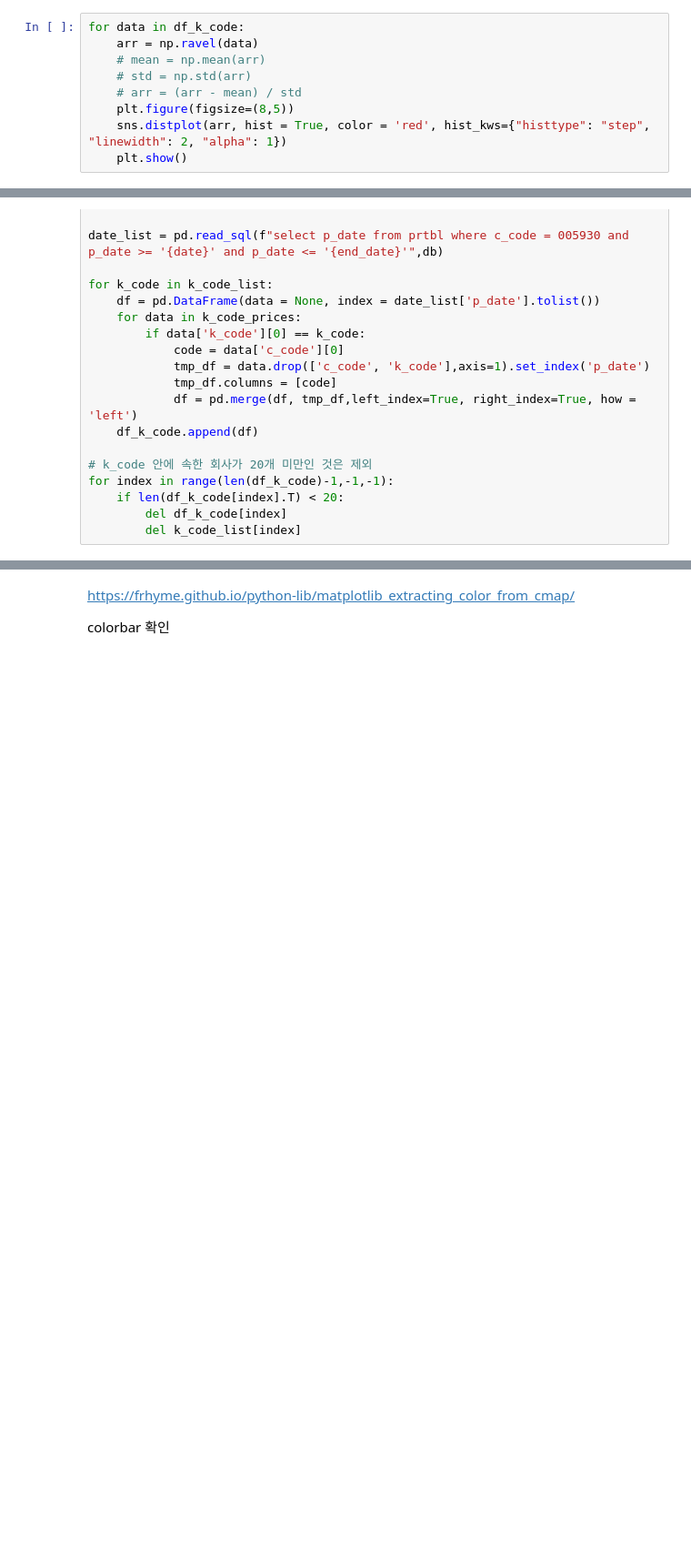
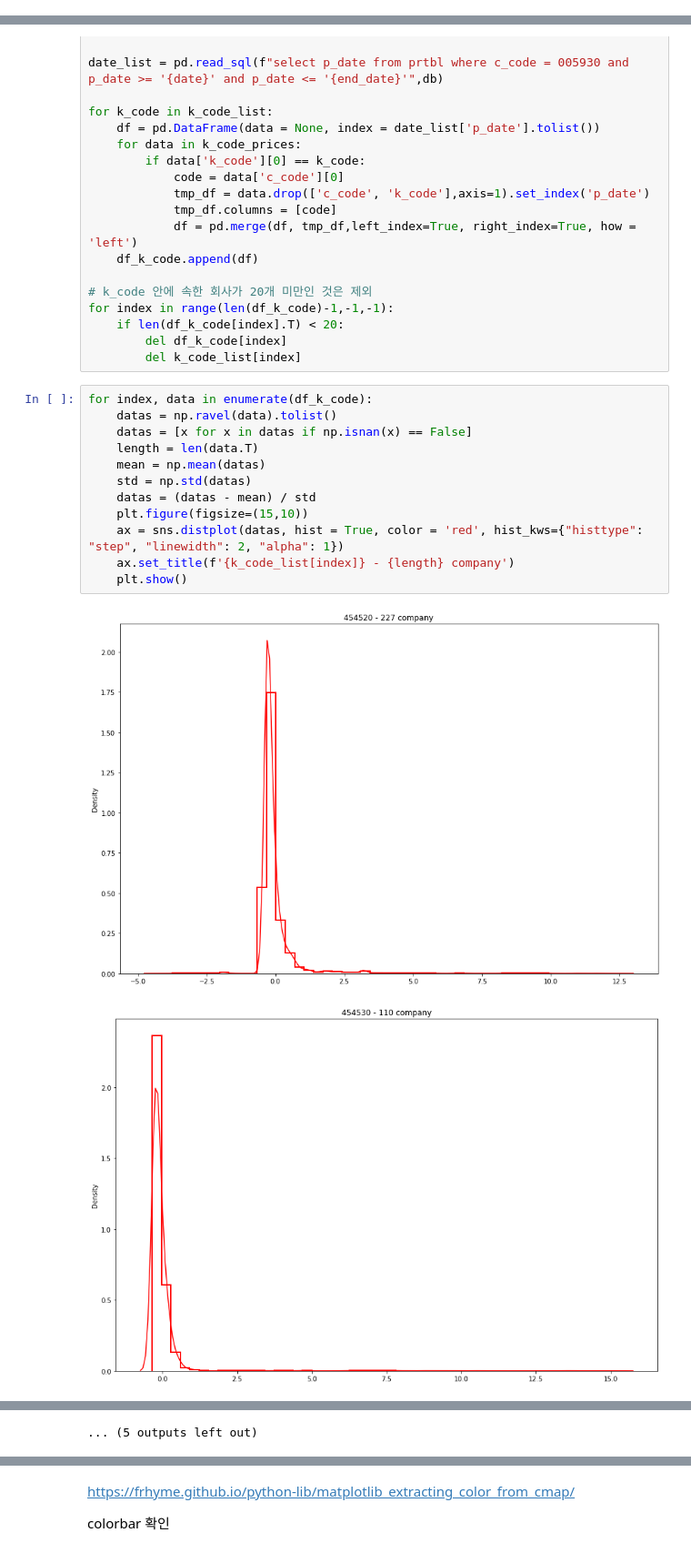
Before and after one commit to GNuSeekK/Quant, a Jupyter notebook: 퀀트기반_추천주_프로그램.ipynb, the cells around one changed output, grey strips where cells are left out. Shown at 91% size. Cells and saved outputs as stored; diff of their text form; blank space fills up the shorter version.

```diff
--- a/퀀트기반_추천주_프로그램.ipynb
+++ b/퀀트기반_추천주_프로그램.ipynb
@@ -996,9 +995,0 @@ pool.join()
-# %%
-for data in df_k_code:
-    arr = np.ravel(data)
-    # mean = np.mean(arr)
-    # std = np.std(arr)
-    # arr = (arr - mean) / std
-    plt.figure(figsize=(8,5))
-    sns.distplot(arr, hist = True, color = 'red', hist_kws={"histtype": "step", "linewidth": 2, "alpha": 1})
-    plt.show()
@@ -1041,3 +1018,18 @@ for index in range(len(df_k_code)-1,-1,-1):
     if len(df_k_code[index].T) < 20:
         del df_k_code[index]
         del k_code_list[index]
+# %%
+for index, data in enumerate(df_k_code):
+    datas = np.ravel(data).tolist()
+    datas = [x for x in datas if np.isnan(x) == False]
+    length = len(data.T)
+    mean = np.mean(datas)
+    std = np.std(datas)
+    datas = (datas - mean) / std
+    plt.figure(figsize=(15,10))
+    ax = sns.distplot(datas, hist = True, color = 'red', hist_kws={"histtype": "step", "linewidth": 2, "alpha": 1})
+    ax.set_title(f'{k_code_list[index]} - {length} company')
+    plt.show()
+# %% [output]
+[figure, added]
+[figure, added]
@@ -1044,3 +1046,4 @@ for index in range(len(df_k_code)-1,-1,-1):
+... (5 outputs left out)
 # %%
 import matplotlib.pyplot as plt
 import matplotlib
```
Also changed, not shown: parts of 3 cells of this notebook.
